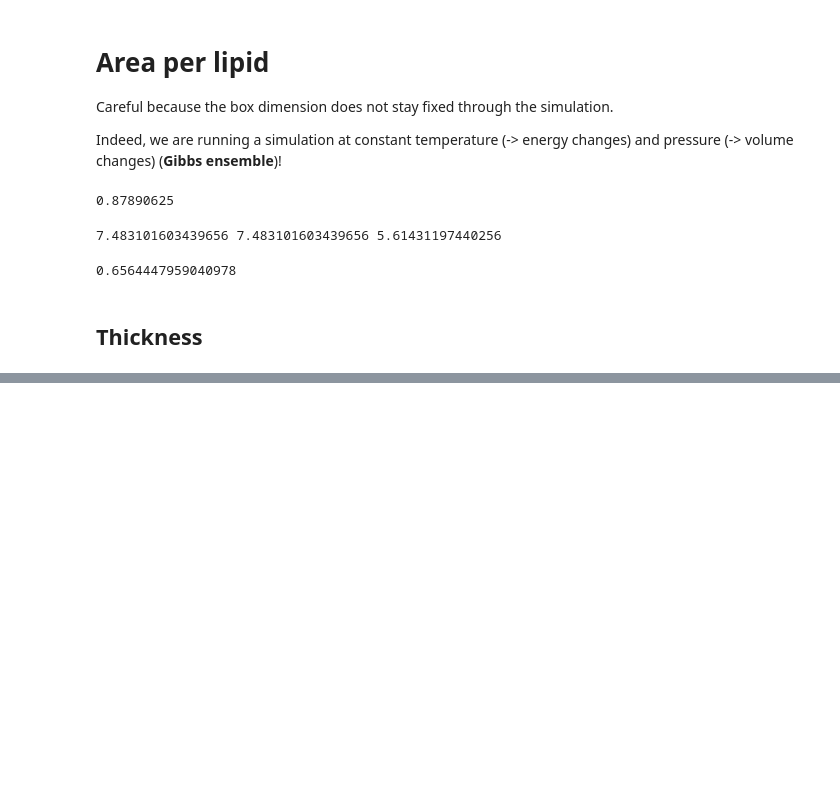
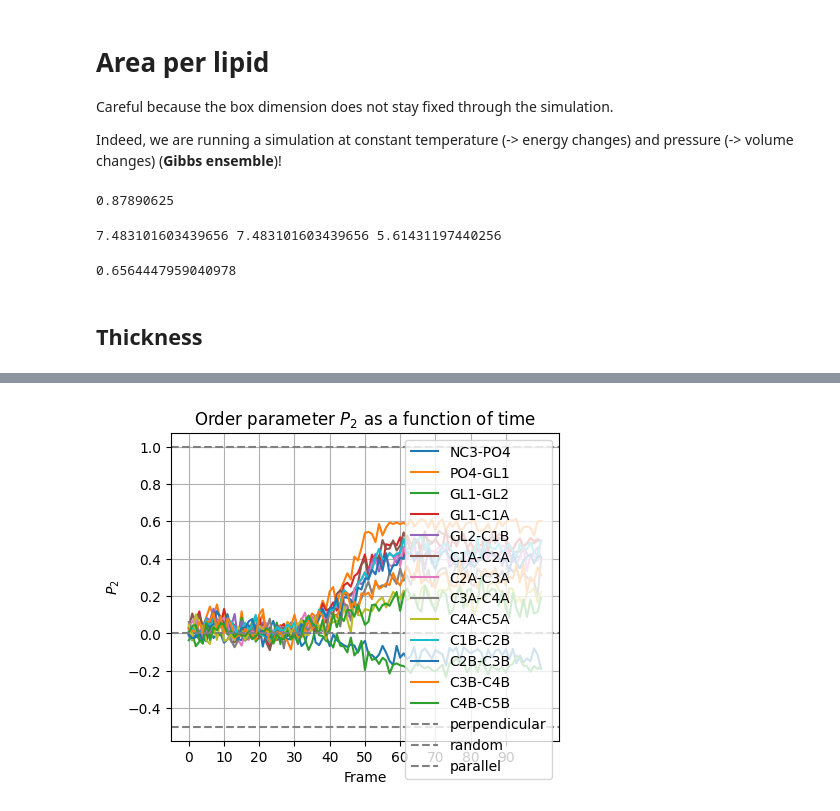
Before and after one commit to miriamzara/Biological_Datasets, a Jupyter notebook: Versuch13/analysis.ipynb, the cells around one changed output, grey strips where cells are left out. Drawn from its saved outputs; the diff is of its cells as text; code cells hidden in the pictures; blank space fills up the shorter version.

```diff
--- a/Versuch13/analysis.ipynb
+++ b/Versuch13/analysis.ipynb
@@ -99,0 +157,10 @@ print(true_area_per_lipid)
+# %%
+colnames = ["Frame", "NC3-PO4", "PO4-GL1", "GL1-GL2", "GL1-C1A", "GL2-C1B",
+            "C1A-C2A", "C2A-C3A", "C3A-C4A", "C4A-C5A",
+            "C1B-C2B", "C2B-C3B", "C3B-C4B", "C4B-C5B"]
+
+df = pd.read_csv("order.dat", skiprows=1, sep = "  ", names=colnames)
+
+df = df[0:101]
+
+df
@@ -99,0 +181,24 @@ print(true_area_per_lipid)
+# %%
+fig, ax = plt.subplots(figsize = (5,4))
+
+cols_to_plot = ["NC3-PO4", "PO4-GL1", ]
+
+for col in df.columns[1:]:
+    ax.plot(df["Frame"], df[col], label=col)
+
+ax.set_xticks(np.arange(0, 100, 10))
+ax.set_xticklabels(np.arange(0, 100, 10))
+ax.set_xlabel("Frame")
+ax.set_ylabel(r"$P_2$")
+ax.set_title(r"Order parameter $P_2$ as a function of time")
+
+
+ax.axhline(y = -0.5, color = "grey", ls = "--", label = "perpendicular")
+ax.axhline(y = +0, color = "grey", ls = "--", label = "random")
+ax.axhline(y = +1, color = "grey", ls = "--", label = "parallel")
+
+ax.legend()
+ax.grid()
+plt.show()
+# %% [output]
+[figure, added]
```
Also changed, not shown: parts of 6 cells of this notebook, 24 other files.
